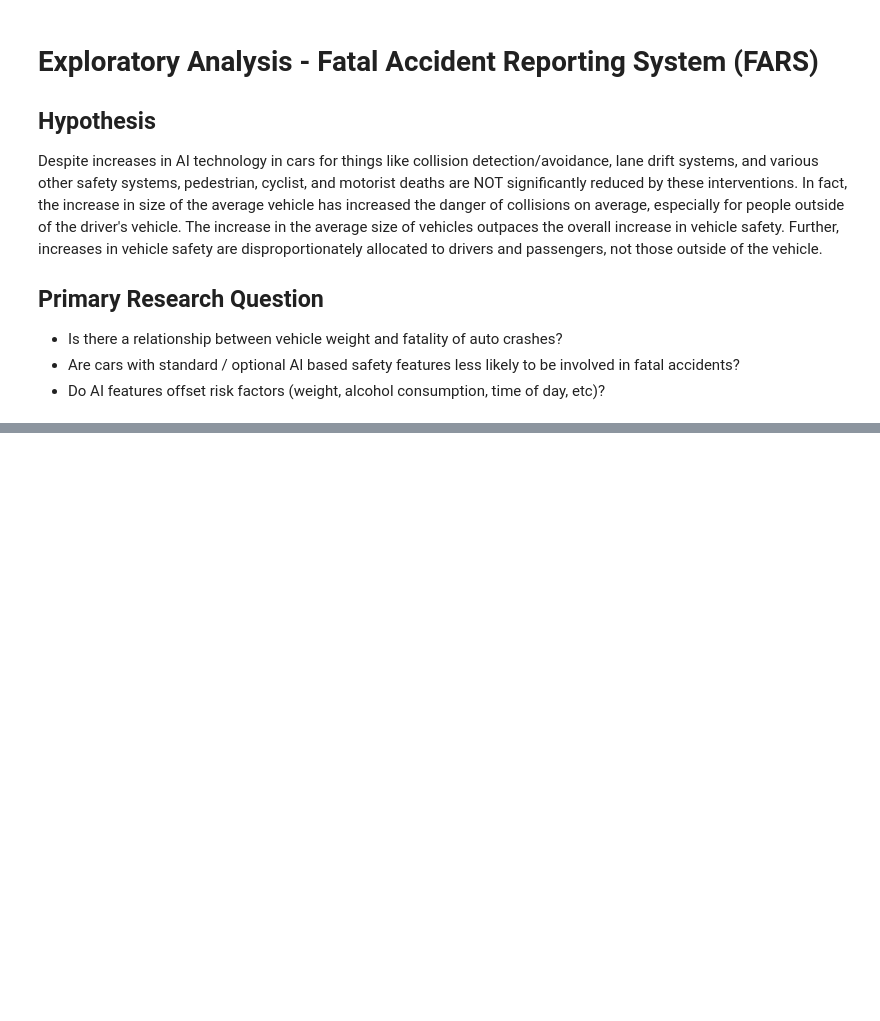
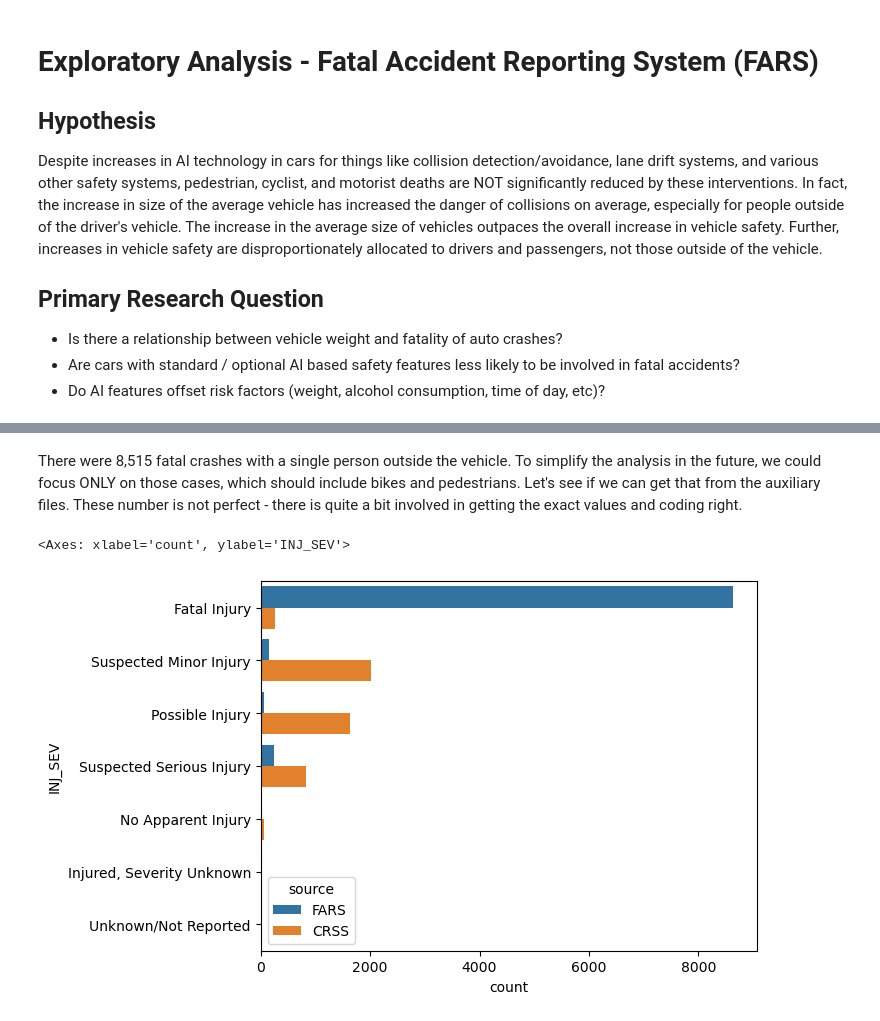
Before and after one commit to mcanearm/road_fatilities, a Jupyter notebook: explore.ipynb, the cells around one changed output, grey strips where cells are left out. Saved outputs shown, nothing was run; the diff lists cells and outputs as text; code cells hidden in the pictures; blank space fills up the shorter version.

```diff
--- a/explore.ipynb
+++ b/explore.ipynb
@@ -197,0 +234,4 @@ shape: (93_176, 125)
+# %% [markdown]
+There were 8,515 fatal crashes with a single person outside the vehicle. To simplify the analysis in the future, we could focus ONLY on
+those cases, which should include bikes and pedestrians. Let's see if we can get that from the auxiliary files. These number is not perfect - there
+is quite a bit involved in getting the exact values and coding right.
@@ -197,0 +281,10 @@ shape: (93_176, 125)
+# %%
+fatality_source = pd.concat([
+    fatal_ped_bike_accidents[["INJ_SEV"]].assign(source="FARS"),
+    nonfatal_ped_bike_accidents[["INJ_SEV"]].assign(source="CRSS"),
+]).value_counts().rename(index=mappings["INJ_SEV"]).reset_index()
+fatality_source = fatality_source.rename(columns={0: "count"})
+sns.barplot(data=fatality_source, y="INJ_SEV", x="count", hue="source", orient="h")
+# %% [output]
+<Axes: xlabel='count', ylabel='INJ_SEV'>
+[figure, added]
```
Also changed, not shown: parts of 23 cells of this notebook.
